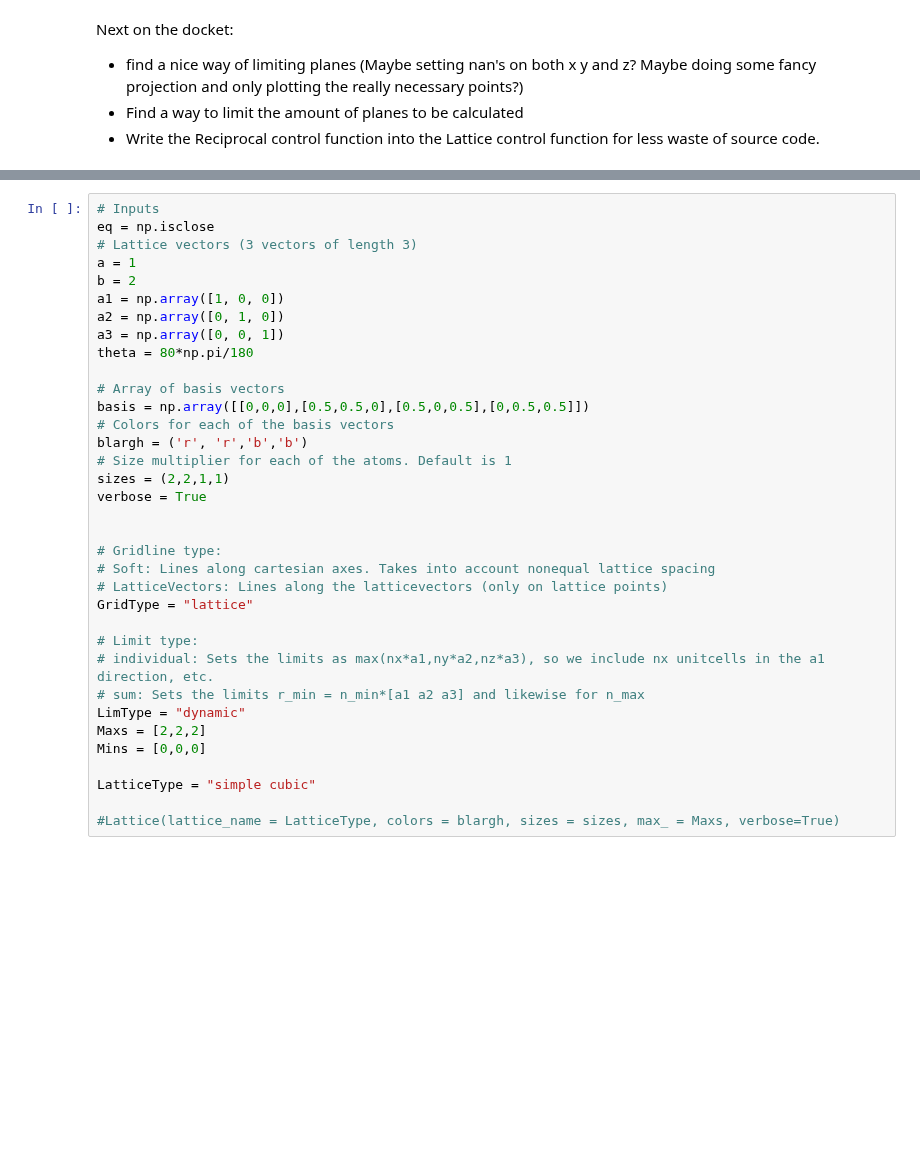
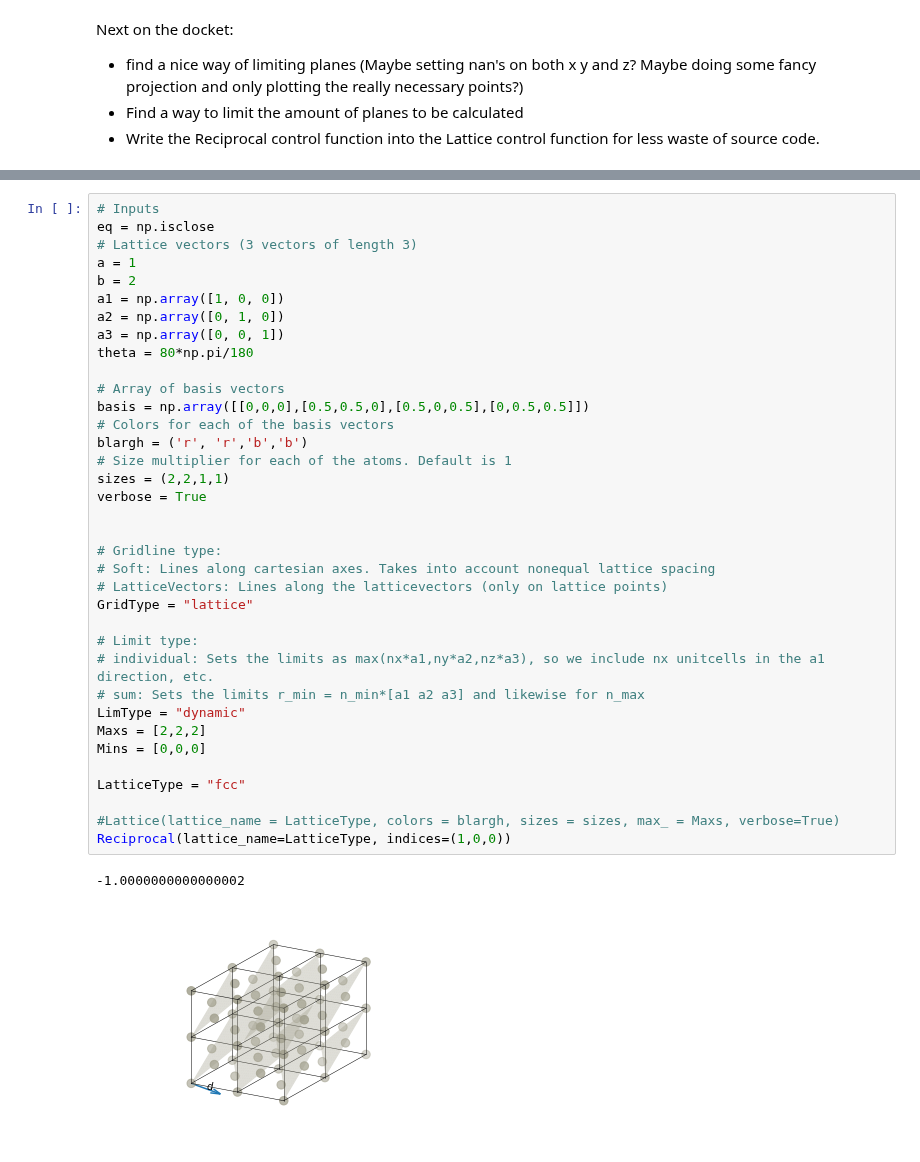
Before and after one commit to NikolaiNielsen/Bachelor, a Jupyter notebook: functiontest.ipynb, the cells around one changed output, grey strips where cells are left out. Cells and saved outputs as stored; diff of their text form; blank space fills up the shorter version.

```diff
--- a/functiontest.ipynb
+++ b/functiontest.ipynb
@@ -120,31 +14,35 @@ eq = np.isclose
 a = 1
 b = 2
 a1 = np.array([1, 0, 0])
 a2 = np.array([0, 1, 0])
 a3 = np.array([0, 0, 1])
 theta = 80*np.pi/180
 
 # Array of basis vectors
 basis = np.array([[0,0,0],[0.5,0.5,0],[0.5,0,0.5],[0,0.5,0.5]])
 # Colors for each of the basis vectors
 blargh = ('r', 'r','b','b')
 # Size multiplier for each of the atoms. Default is 1
 sizes = (2,2,1,1)
 verbose = True
 
 
 # Gridline type:
 # Soft: Lines along cartesian axes. Takes into account nonequal lattice spacing
 # LatticeVectors: Lines along the latticevectors (only on lattice points)
 GridType = "lattice"
 
 # Limit type:
 # individual: Sets the limits as max(nx*a1,ny*a2,nz*a3), so we include nx unitcells in the a1 direction, etc.
 # sum: Sets the limits r_min = n_min*[a1 a2 a3] and likewise for n_max
 LimType = "dynamic"
 Maxs = [2,2,2]
 Mins = [0,0,0]
 
-LatticeType = "simple cubic"
+LatticeType = "fcc"
 
 #Lattice(lattice_name = LatticeType, colors = blargh, sizes = sizes, max_ = Maxs, verbose=True)
+Reciprocal(lattice_name=LatticeType, indices=(1,0,0))
+# %% [output]
+-1.0000000000000002
+[figure, added]
```
Also changed, not shown: parts of 2 cells of this notebook.
